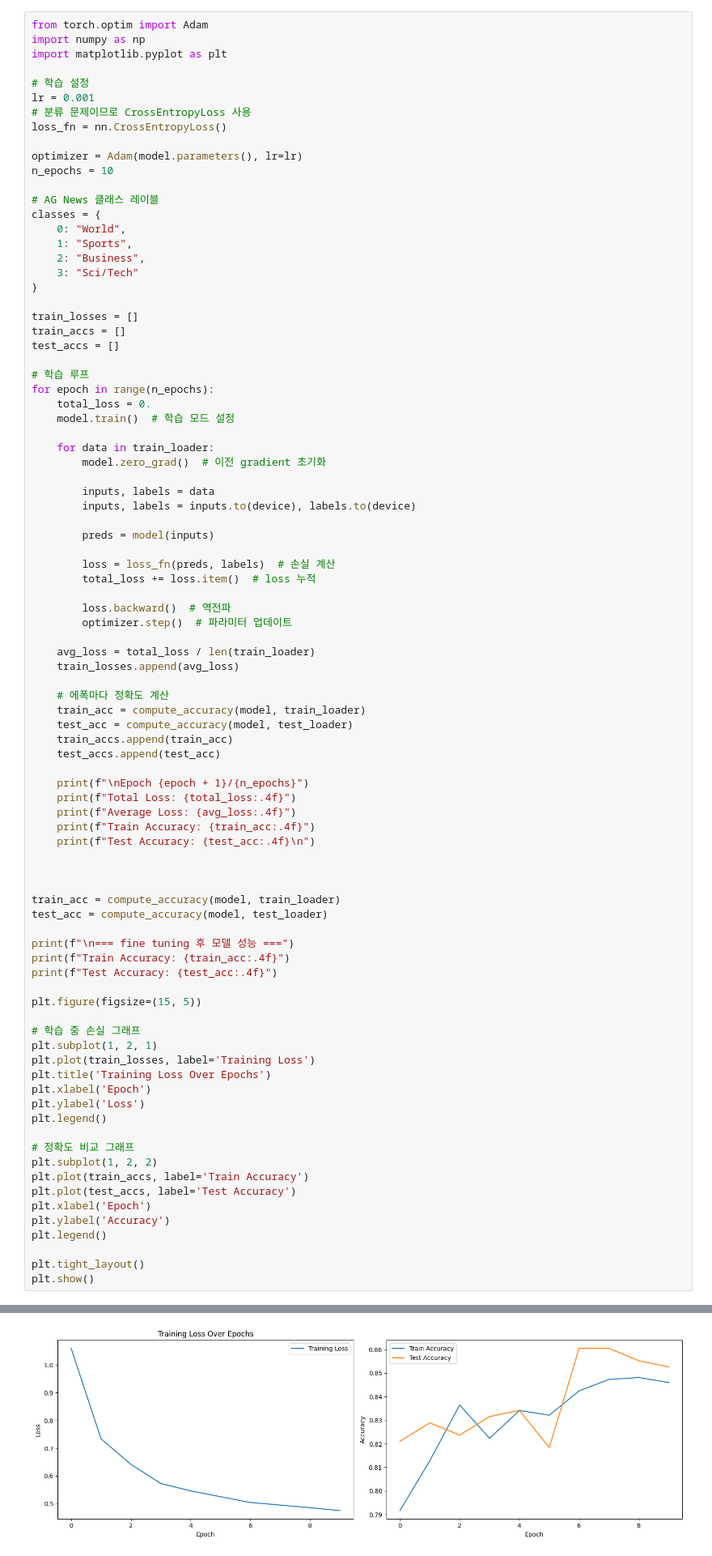
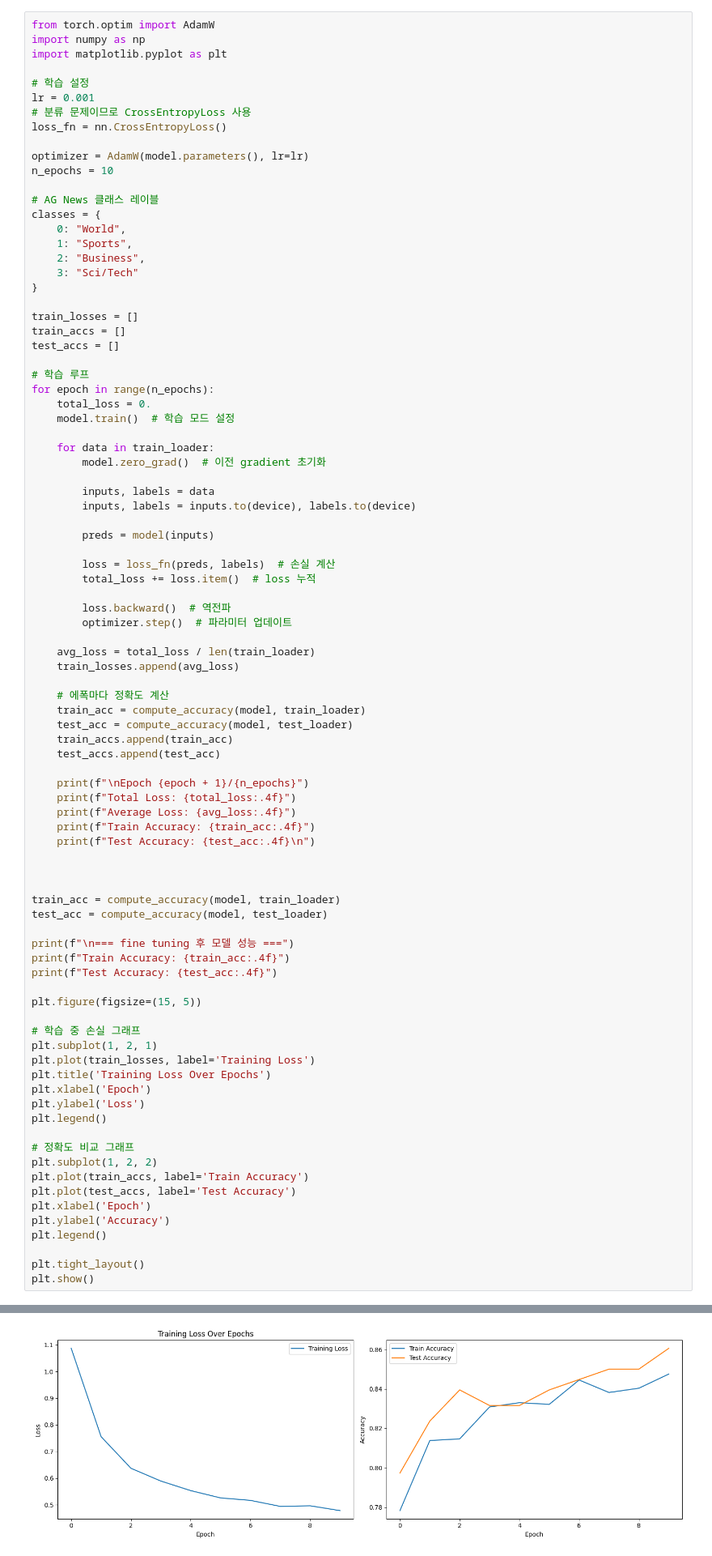
Before and after one commit to paran22/hanghae_plus_ai_assignment, a Jupyter notebook: assignment/3-basic/3-basic.ipynb, the cells around one changed output, grey strips where cells are left out. Shown at 81% size. Cells and saved outputs as stored; diff of their text form.

Commit message:
fix: 3주차 기본과제 optimizer 수정

```diff
--- a/assignment/3-basic/3-basic.ipynb
+++ b/assignment/3-basic/3-basic.ipynb
@@ -193,7 +193,7 @@ def evaluate(model, train_loader, test_loader, title_prefix=""):
 # %% [markdown]
 분류 문제이므로 CrossEntropyLoss 사용한다.
 # %%
-from torch.optim import Adam
+from torch.optim import AdamW
 import numpy as np
 import matplotlib.pyplot as plt
 
@@ -202,7 +202,7 @@ lr = 0.001
 # 분류 문제이므로 CrossEntropyLoss 사용
 loss_fn = nn.CrossEntropyLoss()
 
-optimizer = Adam(model.parameters(), lr=lr)
+optimizer = AdamW(model.parameters(), lr=lr)
 n_epochs = 10
 
 # AG News 클래스 레이블
@@ -302,4 +302,4 @@ Test Accuracy: 0.8553
-[figure, old version]
+[figure, new version]
 # %%
 def visualize_predictions(model, dataloader, num_samples):
     model.eval()  # 평가 모드로 설정
```
Also changed, not shown: parts of 1 cell of this notebook.
